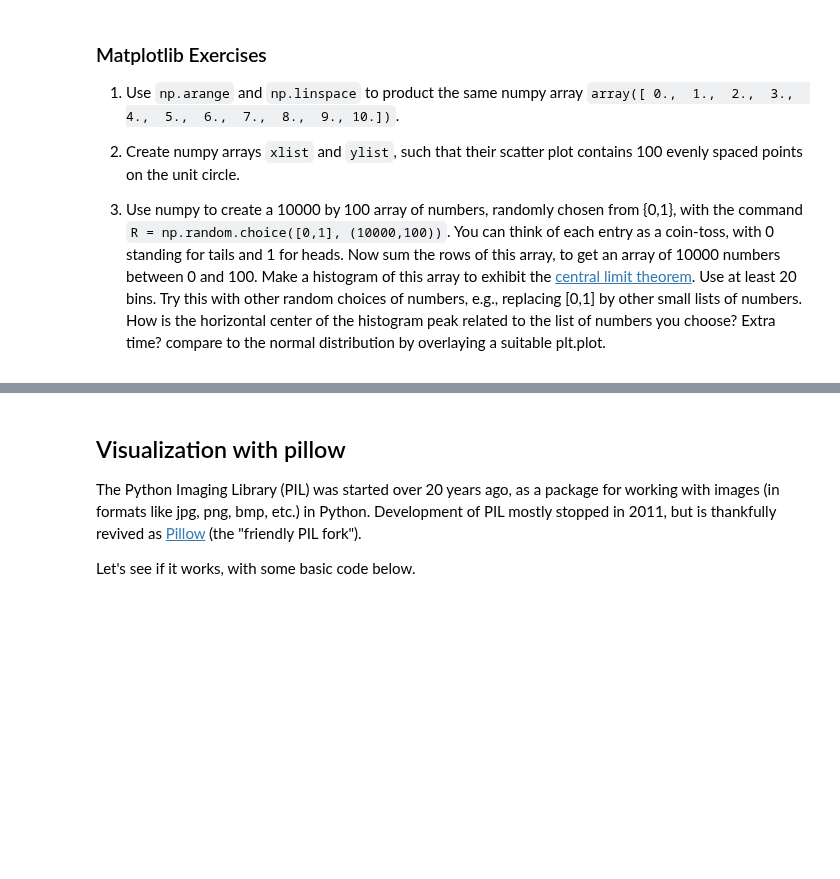
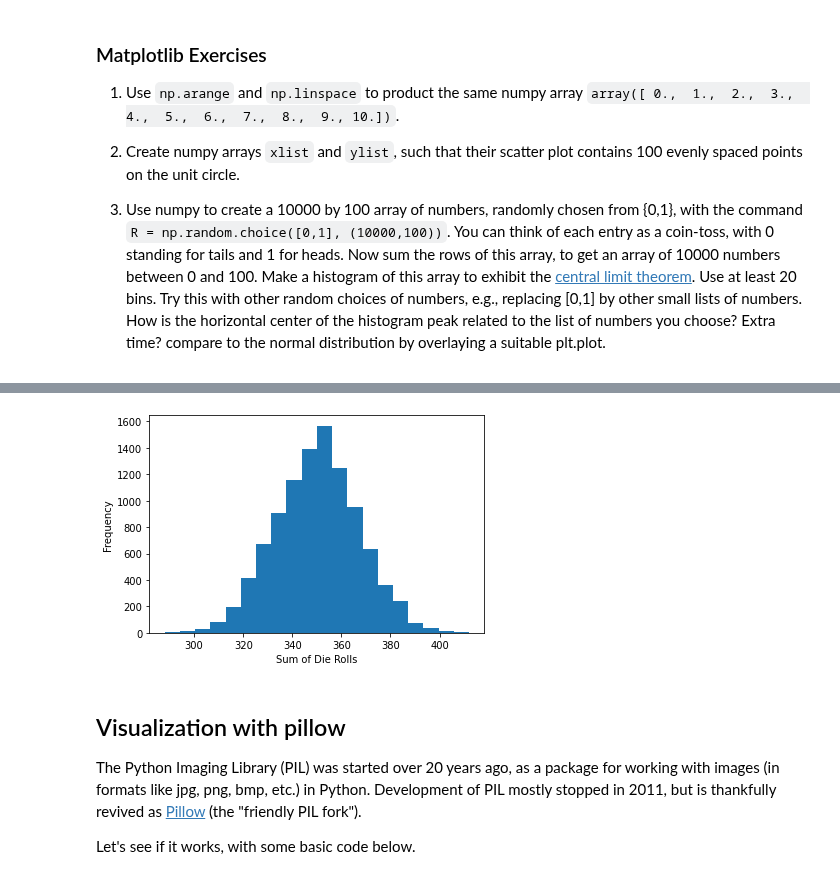
Before and after one commit to Lopez-Jordan/Python-With-Mathematics, a Jupyter notebook: P4M_Notebook_4.ipynb, the cells around one changed output, grey strips where cells are left out. Saved outputs shown, nothing was run; the diff lists cells and outputs as text; code cells hidden in the pictures; blank space fills up the shorter version.

```diff
--- a/P4M_Notebook_4.ipynb
+++ b/P4M_Notebook_4.ipynb
@@ -1000,3 +1031,15 @@ The command `np.linspace(start, stop, length)` creates a numpy array that begins
+# %%
+# Question 3 Continued
+
+nums2 = np.random.choice(np.arange(1, 7), (10000, 100))
+vals2 = nums2.sum(axis=1)
+
+plt.hist(vals2, bins=20)
+plt.xlabel('Sum of Die Rolls')
+plt.ylabel('Frequency')
+plt.show()
+# %% [output]
+[figure, added]
 # %% [markdown]
 ## Visualization with pillow
 
```
Also changed, not shown: parts of 4 cells of this notebook.
